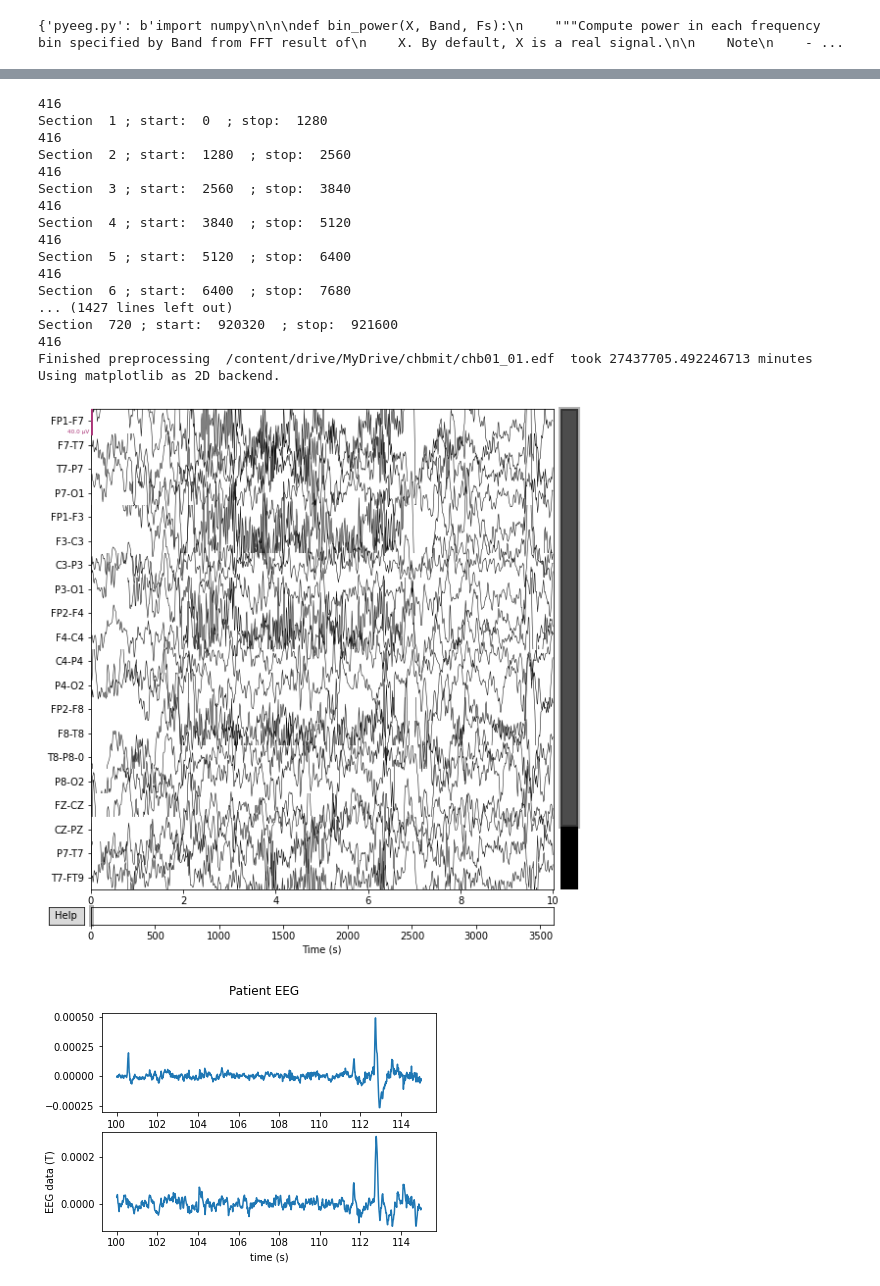
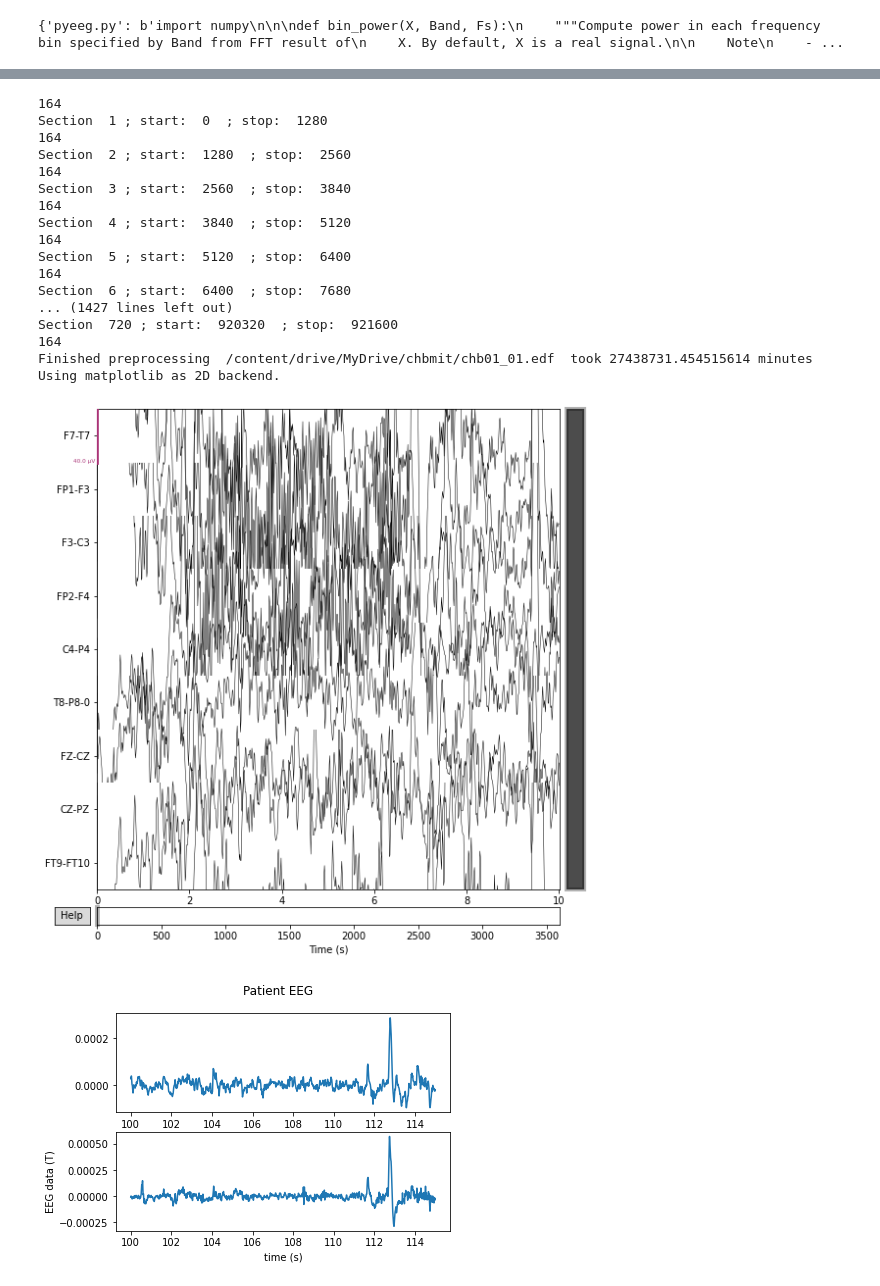
Before and after one commit to sahi999/Epilepsy-Seizure-Prediction, a Jupyter notebook: Final_Copy_of_chbmitpreprocessing.ipynb, the cells around one changed output, grey strips where cells are left out. Cells and saved outputs as stored; diff of their text form; code cells hidden in the pictures.

```diff
--- a/Final_Copy_of_chbmitpreprocessing.ipynb
+++ b/Final_Copy_of_chbmitpreprocessing.ipynb
@@ -76,20 +81,25 @@ def eeg_features(data):
 def eeg_preprocessing(file, seizures, epoch_length = 5, step_size = 5, start_time = 0):
 
     start = time.time()
+
     # reading in data
     raw = mne.io.read_raw_edf(file)
 
     # apply filterbank
     raw = raw.load_data().filter(l_freq=0.25, h_freq=25)
-    l=['T8-P8-O','F7-T7','FP1-F3','FZ-CZ','CZ-PZ','C4-P4','F3-P3','FT9-FT10','FP2-F4']
+    l=['T8-P8-0','F7-T7','FP1-F3','FZ-CZ','CZ-PZ','C4-P4','F3-C3','FT9-FT10','FP2-F4']
 
     c=0
     for i in range(0,len(l)):
       if l[i] in raw.ch_names:
+        print(c)
         c=c+1
+      else:
+        print(l[i])
     if c==len(l):
       raw.pick_channels(ch_names=l)
     channels = raw.ch_names                                  # column names
+
     # Divide into epochs
     res = []
     while start_time <= max(raw.times) + 0.01 - epoch_length:  # max(raw.times) = 3600
@@ -102,6 +112,7 @@ def eeg_preprocessing(file, seizures, epoch_length = 5, step_size = 5, start_tim
 
         # features
         for i in range(0,len(channels)):
+            #print(channels)
             features.extend(eeg_features(temp[i]).tolist())
 
 
@@ -125,6 +136,7 @@ def eeg_preprocessing(file, seizures, epoch_length = 5, step_size = 5, start_tim
                     features.append(0)
         else:
             features.append(0)
+
         res.append(features)
         print(len(res[0]))
         start_time += step_size
@@ -152,6 +164,8 @@ def eeg_preprocessing(file, seizures, epoch_length = 5, step_size = 5, start_tim
     print("Finished preprocessing ", file, f" took {(end - start) / 60} minutes")
     eeg_visualize(raw)
     return res
+
+
 def eeg_visualize(raw):
     n = 2
 
@@ -199,11 +213,12 @@ seizures =	{
     "chb08_13": [[2417, 2577]],
     "chb08_21": [[2083, 2347]]
 }
+
 for filename in files:
     file = os.path.join(folder, filename)
     filename = os.path.splitext(filename)[0]
     res = eeg_preprocessing(file, seizures)
-    res.to_csv(os.path.join('/content/drive/My Drive/data', filename + '.csv'), encoding='utf-8', index=False)
+    res.to_csv(os.path.join('/content/drive/My Drive/chbmit/data', filename + '.csv'), encoding='utf-8', index=False)
 print("done")
 # %% [output]
 Extracting EDF parameters from /content/drive/MyDrive/chbmit/chb01_01.edf...
@@ -227,21 +245,21 @@ Designing a one-pass, zero-phase, non-causal bandpass filter:
 To use the future default and silence this warning we advise to pass `rcond=None`, to keep using the old, explicitly pass `rcond=-1`.
   [m, c] = numpy.linalg.lstsq(A, R_S)[0]
-416
+164
 Section  1 ; start:  0  ; stop:  1280
-416
+164
 Section  2 ; start:  1280  ; stop:  2560
-416
+164
 Section  3 ; start:  2560  ; stop:  3840
-416
+164
 Section  4 ; start:  3840  ; stop:  5120
-416
+164
 Section  5 ; start:  5120  ; stop:  6400
-416
+164
 Section  6 ; start:  6400  ; stop:  7680
 ... (1427 lines left out)
 Section  720 ; start:  920320  ; stop:  921600
-416
-Finished preprocessing  /content/drive/MyDrive/chbmit/chb01_01.edf  took 27437705.492246713 minutes
+164
+Finished preprocessing  /content/drive/MyDrive/chbmit/chb01_01.edf  took 27438731.454515614 minutes
 Using matplotlib as 2D backend.
-[figure, old version]
+[figure, new version]
-[figure, old version]
+[figure, new version]
```
Also changed, not shown: parts of 5 cells of this notebook.
